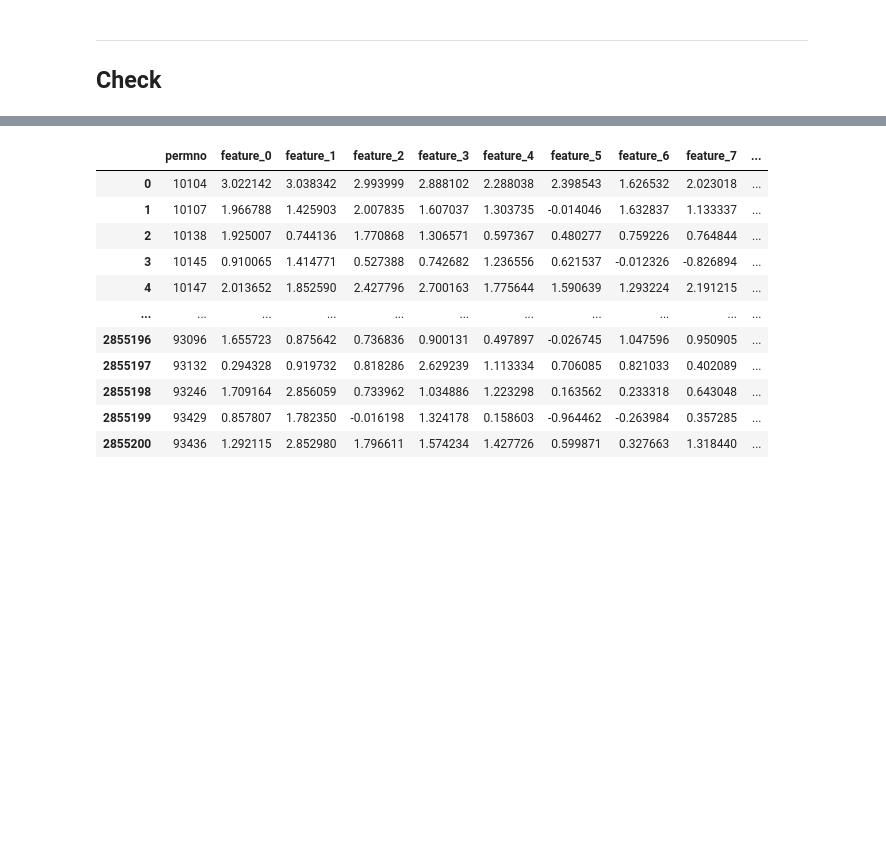
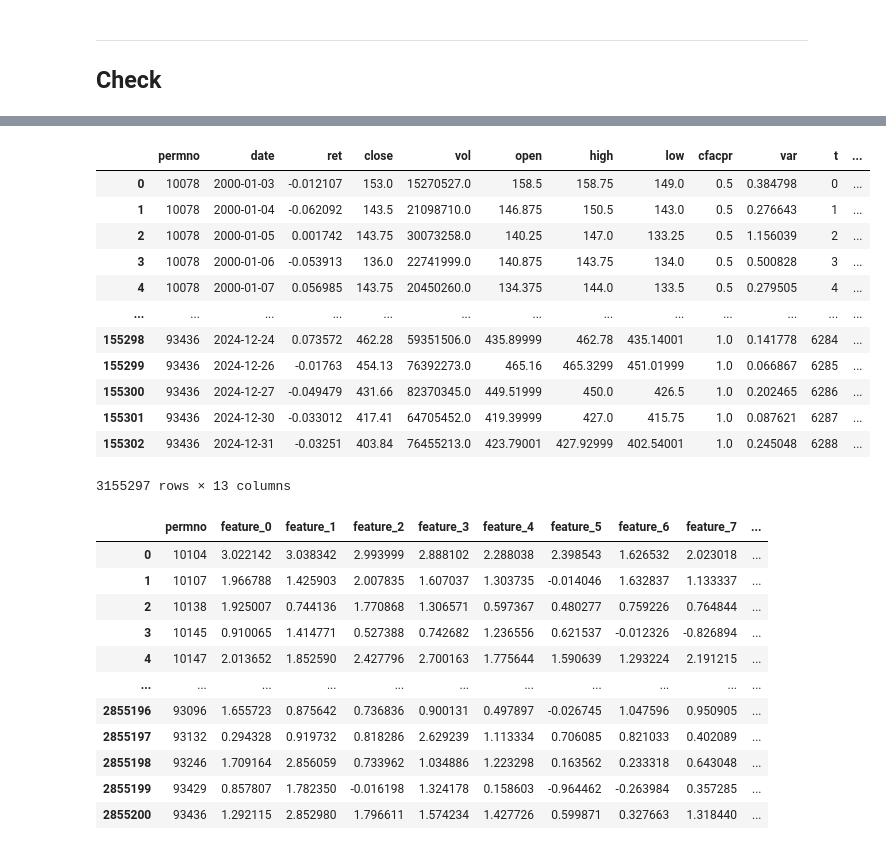
Before and after one commit to FedericoCortesi/finNN_code, a Jupyter notebook: src/financial_tests/create_df.ipynb, the cells around one changed output, grey strips where cells are left out. Drawn from its saved outputs; the diff is of its cells as text; code cells hidden in the pictures; blank space fills up the shorter version.

```diff
--- a/src/financial_tests/create_df.ipynb
+++ b/src/financial_tests/create_df.ipynb
@@ -869,30 +811,44 @@ merged
 # %%
 def compute_variance(df:pd.DataFrame, annualize_var:bool=False):
     df = df.copy()
 
     # Pre-calculate the constant value
     C2 = 2 * np.log(2) - 1  # Approx. 0.3863
 
     # Extract NumPy arrays for faster computation
     high = df["high"].to_numpy()
     low = df["low"].to_numpy()
     close = df["close"].to_numpy()
     open_ = df["open"].to_numpy()
 
     # Calculate volatility using NumPy arrays
     log_hl = np.log(high / low)
     log_co = np.log(close / open_)
 
     df["var_check"] = 0.5 * (log_hl ** 2) - C2 * (log_co ** 2)
 
-    #df["var_check"] = 252 * df["var_check"]
+    df["var_check"] = 252 * df["var_check"]
 
     df = df.dropna()
 
     return df
 
-#df_pre = compute_variance(df_pre)
-#df_pre
+df_pre = compute_variance(df_pre)
+df_pre
+# %% [output]
+|  | permno | date | ret | close | vol | open | high | low | cfacpr | var | t | ... |
+| 0 | 10078 | 2000-01-03 | -0.012107 | 153.0 | 15270527.0 | 158.5 | 158.75 | 149.0 | 0.5 | 0.384798 | 0 | ... |
+| 1 | 10078 | 2000-01-04 | -0.062092 | 143.5 | 21098710.0 | 146.875 | 150.5 | 143.0 | 0.5 | 0.276643 | 1 | ... |
+| 2 | 10078 | 2000-01-05 | 0.001742 | 143.75 | 30073258.0 | 140.25 | 147.0 | 133.25 | 0.5 | 1.156039 | 2 | ... |
+| 3 | 10078 | 2000-01-06 | -0.053913 | 136.0 | 22741999.0 | 140.875 | 143.75 | 134.0 | 0.5 | 0.500828 | 3 | ... |
+| 4 | 10078 | 2000-01-07 | 0.056985 | 143.75 | 20450260.0 | 134.375 | 144.0 | 133.5 | 0.5 | 0.279505 | 4 | ... |
+| ... | ... | ... | ... | ... | ... | ... | ... | ... | ... | ... | ... | ... |
+| 155298 | 93436 | 2024-12-24 | 0.073572 | 462.28 | 59351506.0 | 435.89999 | 462.78 | 435.14001 | 1.0 | 0.141778 | 6284 | ... |
+| 155299 | 93436 | 2024-12-26 | -0.01763 | 454.13 | 76392273.0 | 465.16 | 465.3299 | 451.01999 | 1.0 | 0.066867 | 6285 | ... |
+| 155300 | 93436 | 2024-12-27 | -0.049479 | 431.66 | 82370345.0 | 449.51999 | 450.0 | 426.5 | 1.0 | 0.202465 | 6286 | ... |
+| 155301 | 93436 | 2024-12-30 | -0.033012 | 417.41 | 64705452.0 | 419.39999 | 427.0 | 415.75 | 1.0 | 0.087621 | 6287 | ... |
+| 155302 | 93436 | 2024-12-31 | -0.03251 | 403.84 | 76455213.0 | 423.79001 | 427.92999 | 402.54001 | 1.0 | 0.245048 | 6288 | ... |
+3155297 rows × 13 columns
 # %%
 #window_all = np.concat([[w[1]+1 for w in window_train], [w[1]+1 for w in window_val], [w[1]+1 for w in window_test]])
 #id_all = np.concat([id_tr, id_v, id_te])
```
Also changed, not shown: parts of 14 cells of this notebook, 5 other files.
